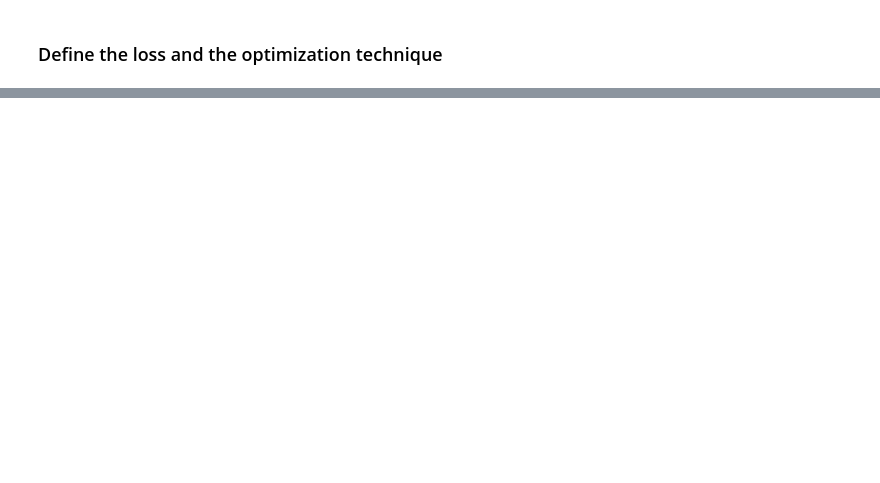
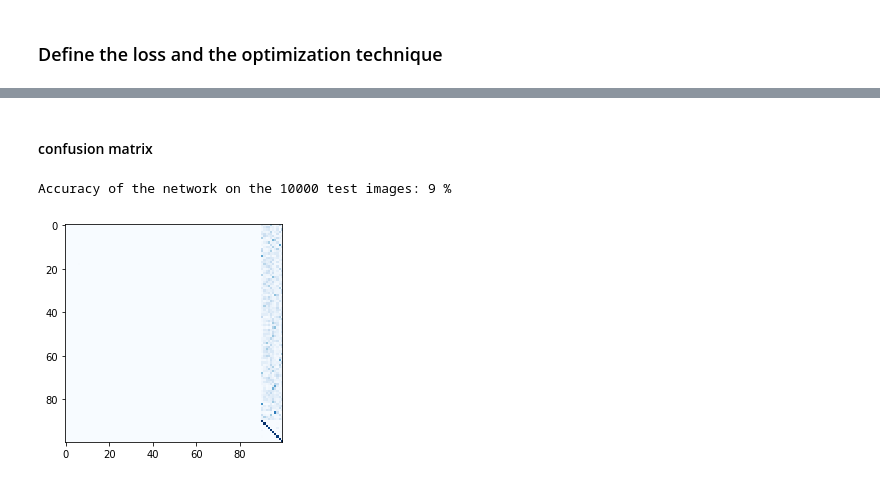
Before and after one commit to FrancescoManca-FM/Project_MLDL, a Jupyter notebook: Finetuning.ipynb, the cells around one changed output, grey strips where cells are left out. Drawn from its saved outputs; the diff is of its cells as text; code cells hidden in the pictures; blank space fills up the shorter version.

```diff
--- a/Finetuning.ipynb
+++ b/Finetuning.ipynb
@@ -211,0 +474,7 @@ def addOutputNodes (network, num_classes):
+# %%
+import random
+indices = list(range(0,100))
+random.shuffle(indices)
+dict_classes = dict(zip(indices,range(100)))
+for i in range(len(trainset)):
+  trainset[i][1] = dict_classes[trainset[i][1]]
@@ -212,16 +536,30 @@ def addOutputNodes (network, num_classes):
+# %% [markdown]
+#### confusion matrix
 # %%
-def test(testloader, iteration, resnet34):
-  correct = 0
-  total = 0
-  # since we're not training, we don't need to calculate the gradients for our outputs
-  with torch.no_grad():
-      for data in testloader:
-          images, labels = data[0].to(device), data[1].to(device)
-          # calculate outputs by running images through the network
-          outputs = resnet34(images)
-          # the class with the highest energy is what we choose as prediction
-          _, predicted = torch.max(outputs.data, 1)
-          total += labels.size(0)
-          correct += (predicted == labels).sum().item()
+from sklearn.metrics import plot_confusion_matrix
+import matplotlib.pyplot as plt
 
-  print(f'Accuracy of the network on the {iteration} iteration: %d %%' % (100 * correct / total))
+confusion_matrix = torch.zeros(100,100)
+
+correct = 0
+total = 0
+# since we're not training, we don't need to calculate the gradients for our outputs
+with torch.no_grad():
+    for data in valid_loader:
+        images, labels = data[0].to(device), data[1].to(device)
+        # calculate outputs by running images through the network
+        outputs = net.forward(images)
+        # the class with the highest energy is what we choose as prediction
+        _, predicted = torch.max(outputs.data, 1)
+        total += labels.size(0)
+        correct += (predicted == labels).sum().item()
+
+        for t, p in zip(labels.view(-1), predicted.view(-1)):
+          confusion_matrix[t.long(),p.long()] += 1
+
+plt.figure()
+plt.imshow(confusion_matrix, interpolation="nearest", cmap=plt.cm.Blues)
+print('Accuracy of the network on the 10000 test images: %d %%' % (100 * correct / total))
+# %% [output]
+Accuracy of the network on the 10000 test images: 9 %
+[figure, added]
```
Also changed, not shown: parts of 28 cells of this notebook.
